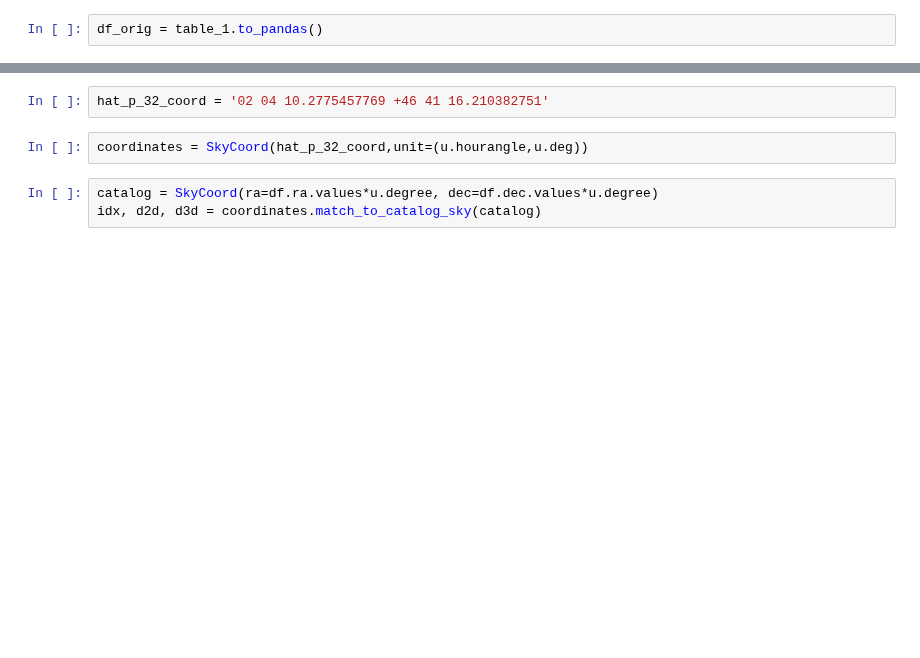
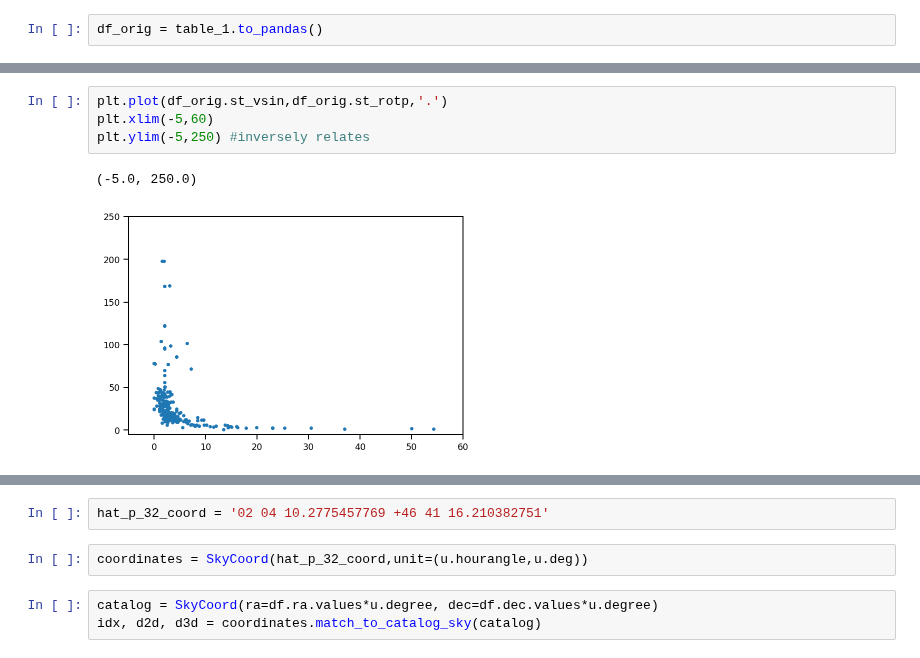
Before and after one commit to BrownDwarf/disperse, a Jupyter notebook: notebooks/11_NASA_Exoplanet_Archive_Table.ipynb, the cells around one changed output, grey strips where cells are left out. Saved outputs shown, nothing was run; the diff lists cells and outputs as text; blank space fills up the shorter version.

```diff
--- a/notebooks/11_NASA_Exoplanet_Archive_Table.ipynb
+++ b/notebooks/11_NASA_Exoplanet_Archive_Table.ipynb
@@ -58,0 +82,7 @@ list(df_orig.columns)
+# %%
+plt.plot(df_orig.st_vsin,df_orig.st_rotp,'.')
+plt.xlim(-5,60)
+plt.ylim(-5,250) #inversely relates
+# %% [output]
+(-5.0, 250.0)
+[figure, added]
```
Also changed, not shown: parts of 8 cells of this notebook, 1 other file.
